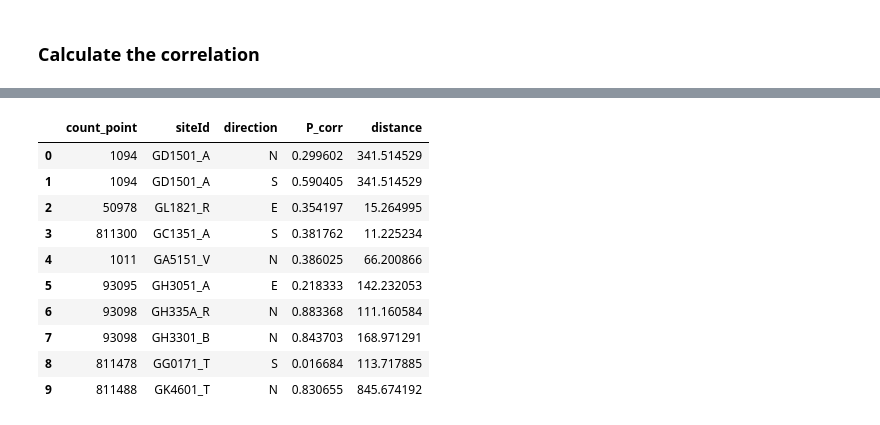
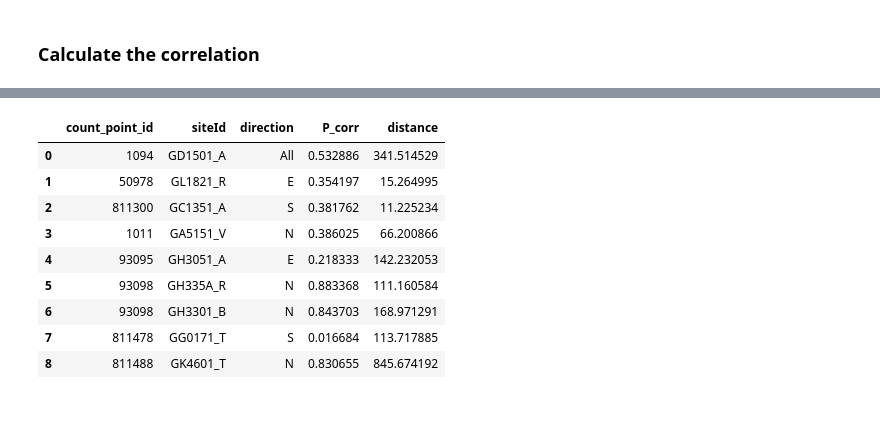
Before and after one commit to YueLi-0816/data_paper, a Jupyter notebook: Traffic_counts_read.ipynb, the cells around one changed output, grey strips where cells are left out. Saved outputs shown, nothing was run; the diff lists cells and outputs as text; code cells hidden in the pictures.

```diff
--- a/Traffic_counts_read.ipynb
+++ b/Traffic_counts_read.ipynb
@@ -305,8 +297,8 @@ for count_point in intersection_dis.count_point_id.unique():
             P_corr = pearsonr(sensor_df['flow'], cp_df_direct['all_motor_vehicles'])[0]
             S_corr = spearmanr(sensor_df['flow'], cp_df_direct['all_motor_vehicles'])[0]
             corr_list.append(P_corr)
-#             if P_corr > 0.75:
-#                 print('P_corr between '+str(count_point)+' and '+sensor+' at '+direct+' is '+str(P_corr))
+            if P_corr > 0.7:
+                print('P_corr between '+str(count_point)+' and '+sensor+' at '+direct+' is '+str(P_corr))
 
             #calculate the average flow of multiple sensors
             sensors_group.append(sensor_df.reset_index(drop=True))
@@ -322,10 +314,10 @@ for count_point in intersection_dis.count_point_id.unique():
         corr_df2 = pd.DataFrame(columns=range(len(cp_sensors)+1))
         corr_df2.loc[0] = corr_list
         corr_df = pd.concat([corr_df1, corr_df2],axis=1)
-        display(corr_df)
+        #display(corr_df)
 
         corr_list_all.append(corr_df)
-        print('P_corr of '+str(count_point)+' at '+direct+' is '+str(corr_list))
+        #print('P_corr of '+str(count_point)+' at '+direct+' is '+str(corr_list))
 #         if P_corr_mean > 0.75:
 #             print('P_corr between '+str(count_point)+' and all the sensors at '+direct+' is '+str(P_corr_mean))
 
@@ -428,8 +425,8 @@ detector_list = ['GD1501_A','GL1821_R','GC1351_A','GA5151_V', 'GH3051_A', 'GH335
 manual_df = pd.DataFrame(data={'count_point_id': countpoint_list, 'direction':direct_list, 'siteId': detector_list})
 
 #keep the order of selected column (not using isin)
-countpoint_dis = countpoint_68.set_index('count_point_id').loc[countpoint_list].reset_index(drop=True)
-detector_dis = detector_470.set_index('siteId').loc[detector_list].reset_index(drop=True)
+countpoint_dis = countpoint_68.set_index('count_point_id').loc[countpoint_list].reset_index()
+detector_dis = detector_470.set_index('siteId').loc[detector_list].reset_index()
 dis_list = countpoint_dis.distance(detector_dis).tolist()
 
 manual_df['distance'] = dis_list
@@ -450,7 +447,7 @@ manual_df
 # %%
 corr_list_manual = []
 for count_point in manual_df.count_point_id.unique():
-    print(count_point)
+    #print(count_point)
     cp = raw_counts.loc[raw_counts.count_point_id==count_point]
     cp_dates = cp.loc[cp.count_date>'2019-09-30', 'count_date'].unique().tolist()
     cp_time = cp.hour.unique().tolist()
@@ -458,20 +455,28 @@ for count_point in manual_df.count_point_id.unique():
     cp_sensors = manual_df.loc[manual_df.count_point_id==count_point,'siteId'].tolist()
 
     cp_df = cp[cp.count_date.isin(cp_dates)].sort_values(by=['count_date','hour'])
-    for direct in cp_direct:
-        print(direct)
-        cp_df_direct = cp_df.loc[cp_df.direction_of_travel==direct]
-        for sensor in cp_sensors:
-            sensor_df = pd.read_csv('SCOOT/data_470_hourly/'+ sensor + '.csv')
-            sensor_df = sensor_df[sensor_df.date.isin(cp_dates)]
-            sensor_df = sensor_df[sensor_df.time.isin(cp_time)]
 
-            P_corr = pearsonr(sensor_df['flow'], cp_df_direct['all_motor_vehicles'])[0]
-            print(print('P_corr between '+str(count_point)+' and '+sensor+' at '+direct+' is '+str(P_corr)))
+    for sensor in cp_sensors:
+        sensor_df = pd.read_csv('SCOOT/data_470_hourly/'+ sensor + '.csv')
+        sensor_df = sensor_df[sensor_df.date.isin(cp_dates)]
+        sensor_df = sensor_df[sensor_df.time.isin(cp_time)]
 
-            corr_df_manual = pd.DataFrame([[count_point, sensor, direct, P_corr]],
-                                          columns=['count_point','siteId', 'direction', 'P_corr'])
-            corr_list_manual.append(corr_df_manual)
+        if len(cp_direct)>1:
+            direct = 'All'
+            cp_df_direct = cp_df.groupby('hour', as_index=False, sort=False).agg({
+                'all_motor_vehicles':'sum', 'count_point_id':'first'})
+
+
+        else:
+            direct = cp_direct[0]
+            cp_df_direct = cp_df.loc[cp_df.direction_of_travel==direct]
+
+        P_corr = pearsonr(sensor_df['flow'], cp_df_direct['all_motor_vehicles'])[0]
+        #print(print('P_corr between '+str(count_point)+' and '+sensor+' at '+direct+' is '+str(P_corr)))
+
+        corr_df_manual = pd.DataFrame([[count_point, sensor, direct, P_corr]],
+                                      columns=['count_point_id','siteId', 'direction', 'P_corr'])
+        corr_list_manual.append(corr_df_manual)
 
 corr_df_all_manual = pd.concat(corr_list_manual, ignore_index=True, sort=False)
 corr_df_all_dis = pd.merge(corr_df_all_manual, manual_df[['siteId','distance']], how="left", on="siteId")
@@ -497,11 +485,10 @@ None
-|  | count_point | siteId | direction | P_corr | distance |
-| 0 | 1094 | GD1501_A | N | 0.299602 | 341.514529 |
-| 1 | 1094 | GD1501_A | S | 0.590405 | 341.514529 |
-| 2 | 50978 | GL1821_R | E | 0.354197 | 15.264995 |
-| 3 | 811300 | GC1351_A | S | 0.381762 | 11.225234 |
-| 4 | 1011 | GA5151_V | N | 0.386025 | 66.200866 |
-| 5 | 93095 | GH3051_A | E | 0.218333 | 142.232053 |
-| 6 | 93098 | GH335A_R | N | 0.883368 | 111.160584 |
-| 7 | 93098 | GH3301_B | N | 0.843703 | 168.971291 |
-| 8 | 811478 | GG0171_T | S | 0.016684 | 113.717885 |
-| 9 | 811488 | GK4601_T | N | 0.830655 | 845.674192 |
+|  | count_point_id | siteId | direction | P_corr | distance |
+| 0 | 1094 | GD1501_A | All | 0.532886 | 341.514529 |
+| 1 | 50978 | GL1821_R | E | 0.354197 | 15.264995 |
+| 2 | 811300 | GC1351_A | S | 0.381762 | 11.225234 |
+| 3 | 1011 | GA5151_V | N | 0.386025 | 66.200866 |
+| 4 | 93095 | GH3051_A | E | 0.218333 | 142.232053 |
+| 5 | 93098 | GH335A_R | N | 0.883368 | 111.160584 |
+| 6 | 93098 | GH3301_B | N | 0.843703 | 168.971291 |
+| 7 | 811478 | GG0171_T | S | 0.016684 | 113.717885 |
+| 8 | 811488 | GK4601_T | N | 0.830655 | 845.674192 |
```
Also changed, not shown: parts of 10 cells of this notebook.
